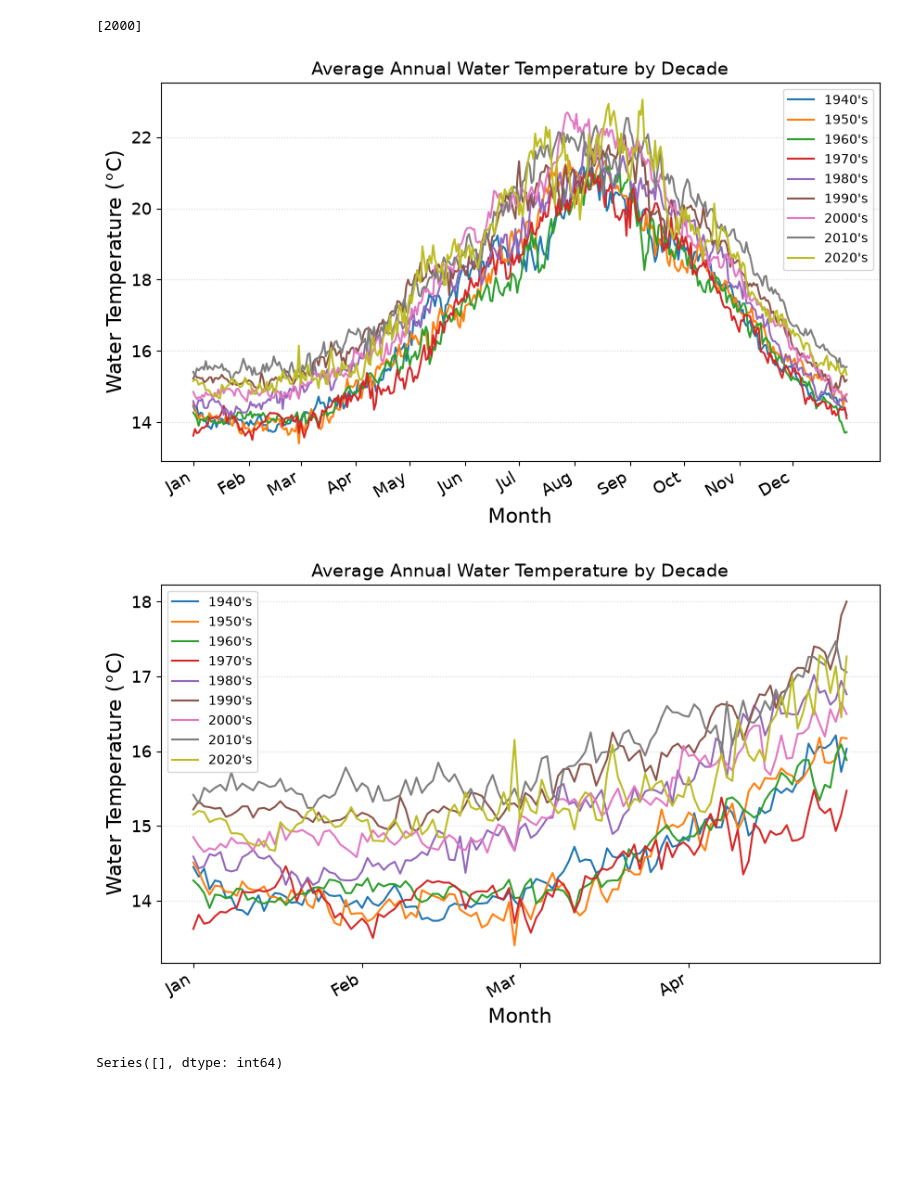
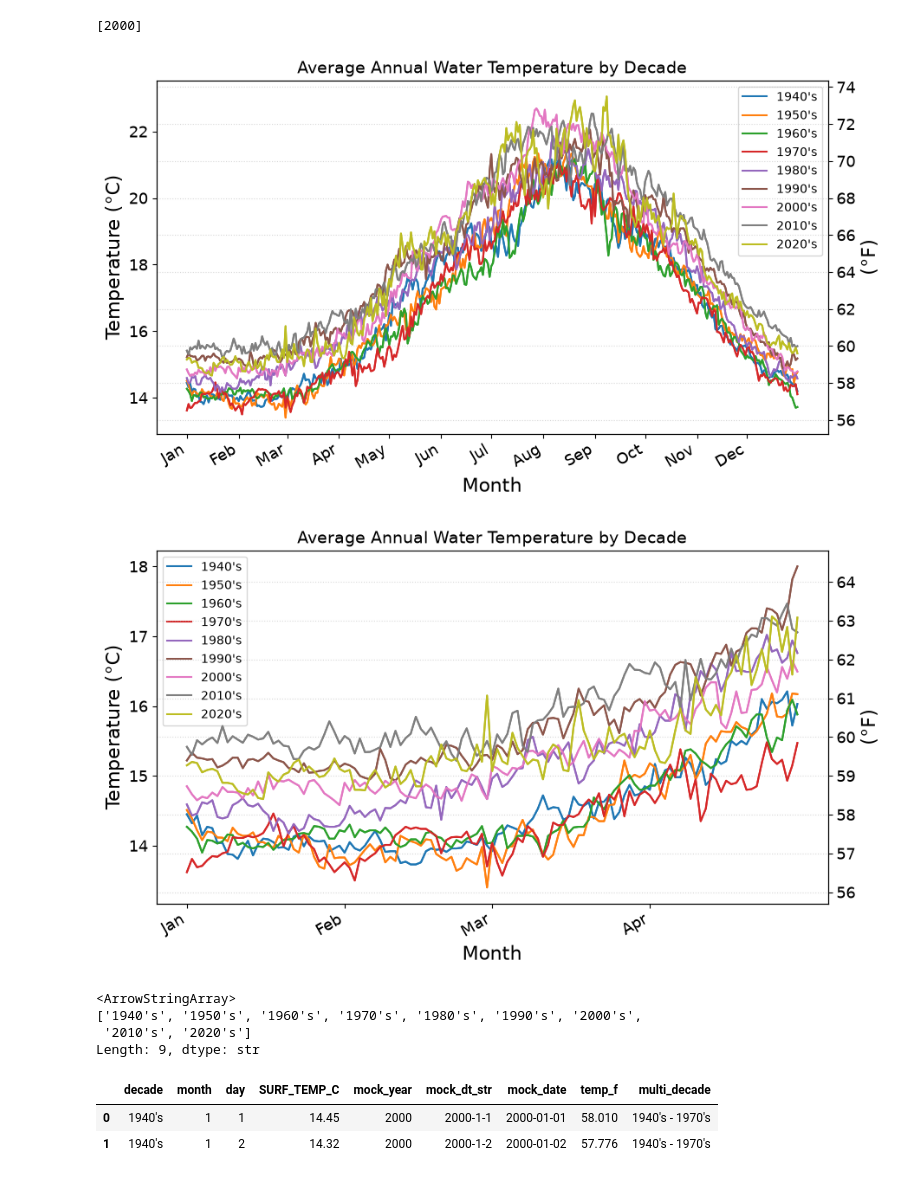
Before and after one commit to spencercody/scripps-water-temp, a Jupyter notebook: src/modeling/notebook/02-eda.ipynb, the cells around one changed output. Cells and saved outputs as stored; diff of their text form; code cells hidden in the pictures; blank space fills up the shorter version.

```diff
--- a/src/modeling/notebook/02-eda.ipynb
+++ b/src/modeling/notebook/02-eda.ipynb
@@ -266,43 +281,60 @@ import matplotlib.dates as mdates
 print(decade_temps["mock_date"].dt.year.unique())
 # %% [output]
 [2000]
+# %%
+decade_temps['temp_f'] = c_to_f(decade_temps.SURF_TEMP_C)
+# %%
+def create_decade_plot(plot_df):
+    fig, ax = plt.subplots(figsize=(10, 6))
+    ax2 = ax.twinx()
+    for decade, df in plot_df.groupby('decade'):
+        ax.plot(df.mock_date, df.SURF_TEMP_C, label=decade)
+        ax2.plot(df.mock_date, df.temp_f)
+    ax.legend()
+    ticks = pd.date_range('2000-01-01', '2000-12-01', freq='MS')
+    ax.set_xticks(ticks)
+    ax.tick_params(axis='both', labelsize=13)
+    ax.xaxis.set_major_formatter(mdates.DateFormatter('%b'))
+    ax2.yaxis.set_major_locator(MaxNLocator(integer=True))
+    fig.autofmt_xdate()
+    plt.title('Average Annual Water Temperature by Decade', fontsize=14)
+    ax.set_xlabel('Month', fontsize=16)
+    ax.set_ylabel('Temperature (\u00b0C)', fontsize=16)
+    ax2.set_ylabel('(\u00b0F)', fontsize=16)
+    ax2.tick_params(axis='y', labelsize=13)
+    plt.grid(axis='y', alpha=.5, ls=':')
+    plt.show()
 # %%
-fig, ax = plt.subplots(figsize=(10, 6))
-for decade, df in decade_temps.groupby('decade'):
-    ax.plot(df.mock_date, df.SURF_TEMP_C, label=decade)
-plt.legend()
-ticks = pd.date_range('2000-01-01', '2000-12-01', freq='MS')
-ax.set_xticks(ticks)
-ax.tick_params(axis='both', labelsize=13)
-ax.xaxis.set_major_formatter(mdates.DateFormatter('%b'))
-fig.autofmt_xdate()
-plt.title('Average Annual Water Temperature by Decade', fontsize=14)
-plt.xlabel('Month', fontsize=16)
-plt.ylabel('Water Temperature (\u00b0C)', fontsize=16)
-plt.grid(axis='y', alpha=.5, ls=':')
-plt.show()
+create_decade_plot(decade_temps)
 # %% [output]
-[figure, old version]
+[figure, new version]
 # %%
 fig, ax = plt.subplots(figsize=(10, 6))
 first_4 = decade_temps[decade_temps.month < 5]
+ax2 = ax.twinx()
 for decade, df in first_4.groupby('decade'):
     ax.plot(df.mock_date, df.SURF_TEMP_C, label=decade)
-plt.legend()
+    ax2.plot(df.mock_date, df.temp_f)
+ax.legend()
 ticks = pd.date_range('2000-01-01', '2000-4-01', freq='MS')
 ax.set_xticks(ticks)
 ax.tick_params(axis='both', labelsize=13)
 ax.xaxis.set_major_formatter(mdates.DateFormatter('%b'))
+ax2.yaxis.set_major_locator(MaxNLocator(integer=True))
 fig.autofmt_xdate()
 plt.title('Average Annual Water Temperature by Decade', fontsize=14)
-plt.xlabel('Month', fontsize=16)
-plt.ylabel('Water Temperature (\u00b0C)', fontsize=16)
+ax.set_xlabel('Month', fontsize=16)
+ax.set_ylabel('Temperature (\u00b0C)', fontsize=16)
+ax2.set_ylabel('(\u00b0F)', fontsize=16)
+ax2.tick_params(axis='y', labelsize=13)
 plt.grid(axis='y', alpha=.5, ls=':')
 plt.show()
 # %% [output]
-[figure, old version]
+[figure, new version]
-# %%
-dupes = decade_temps.groupby(["decade", "mock_date"]).size()
-print(dupes[dupes > 1])
-# %% [output]
-Series([], dtype: int64)
+# %%
+decade_temps.decade.unique()
+# %% [output]
+<ArrowStringArray>
+['1940's', '1950's', '1960's', '1970's', '1980's', '1990's', '2000's',
+ '2010's', '2020's']
+Length: 9, dtype: str
@@ -308,0 +355,6 @@ Series([], dtype: int64)
+# %%
+decade_temps.head(2)
+# %% [output]
+|  | decade | month | day | SURF_TEMP_C | mock_year | mock_dt_str | mock_date | temp_f | multi_decade |
+| 0 | 1940's | 1 | 1 | 14.45 | 2000 | 2000-1-1 | 2000-01-01 | 58.010 | 1940's - 1970's |
+| 1 | 1940's | 1 | 2 | 14.32 | 2000 | 2000-1-2 | 2000-01-02 | 57.776 | 1940's - 1970's |
```
Also changed, not shown: parts of 15 cells of this notebook, 7 other files.
